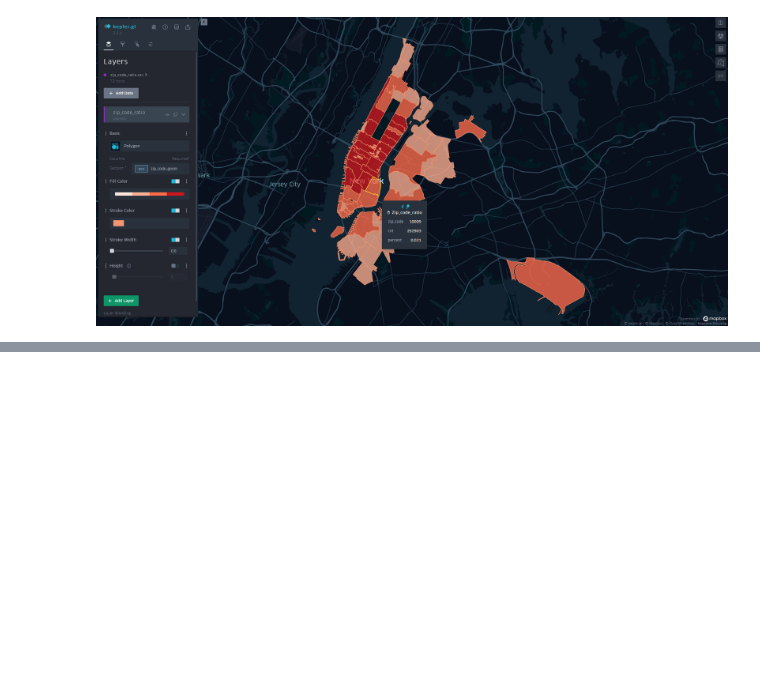
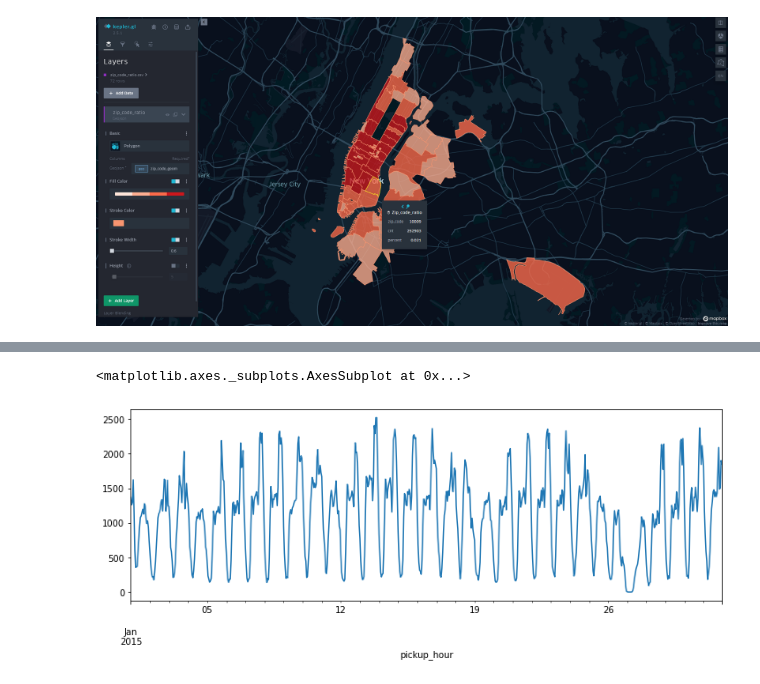
Before and after one commit to jeonprize/New_york_demand_forecasting, a Jupyter notebook: EDA ( Region ).ipynb, the cells around one changed output, grey strips where cells are left out. Saved outputs shown, nothing was run; the diff lists cells and outputs as text; code cells hidden in the pictures; blank space fills up the shorter version.

```diff
--- a/EDA ( Region ).ipynb
+++ b/EDA ( Region ).ipynb
@@ -139,0 +149,3 @@ Image('kapler 시각화.png')
+# %%
+zip_df = df[['zip_code','zip_code_geom','pickup_hour','cnt']]
+zip_df
@@ -139,0 +166,8 @@ Image('kapler 시각화.png')
+# %%
+zip_df['date'] = zip_df['pickup_hour'].dt.date
+# %%
+plt.figure(figsize=(12,4))
+zip_df[zip_df['zip_code'] == '10019'].set_index('pickup_hour')['cnt'].plot()
+# %% [output]
+<matplotlib.axes._subplots.AxesSubplot at 0x...>
+[figure, added]
```
Also changed, not shown: parts of 8 cells of this notebook.
